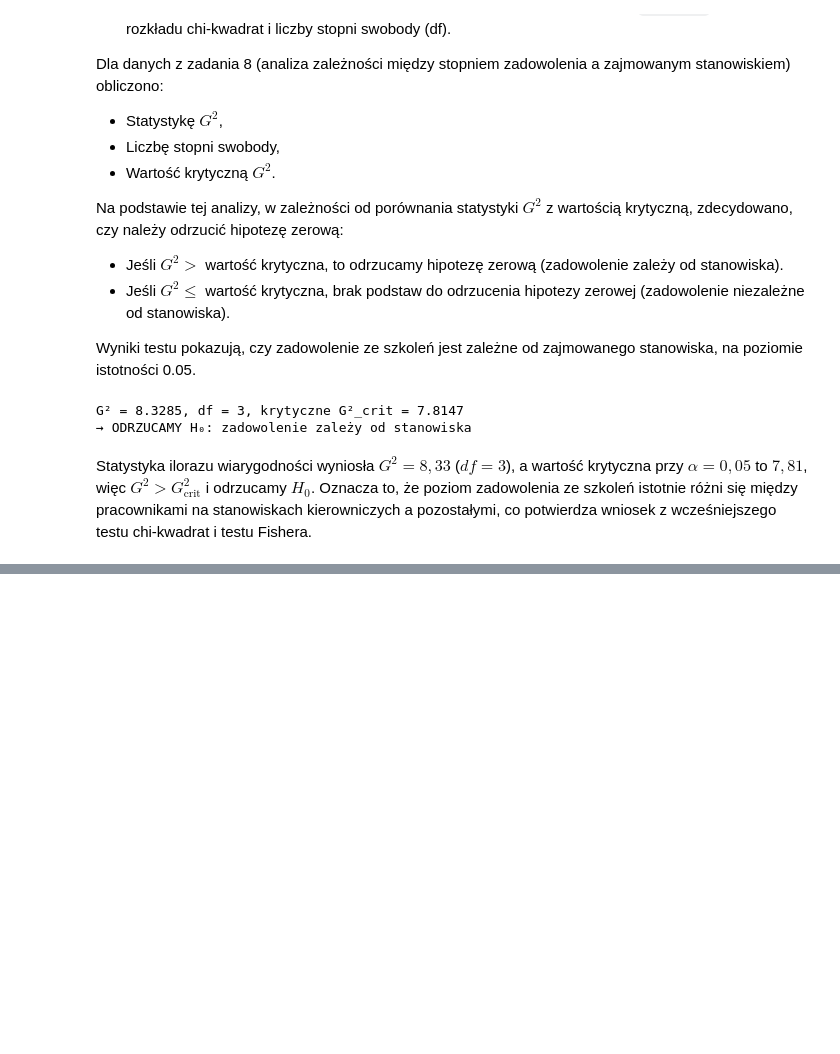
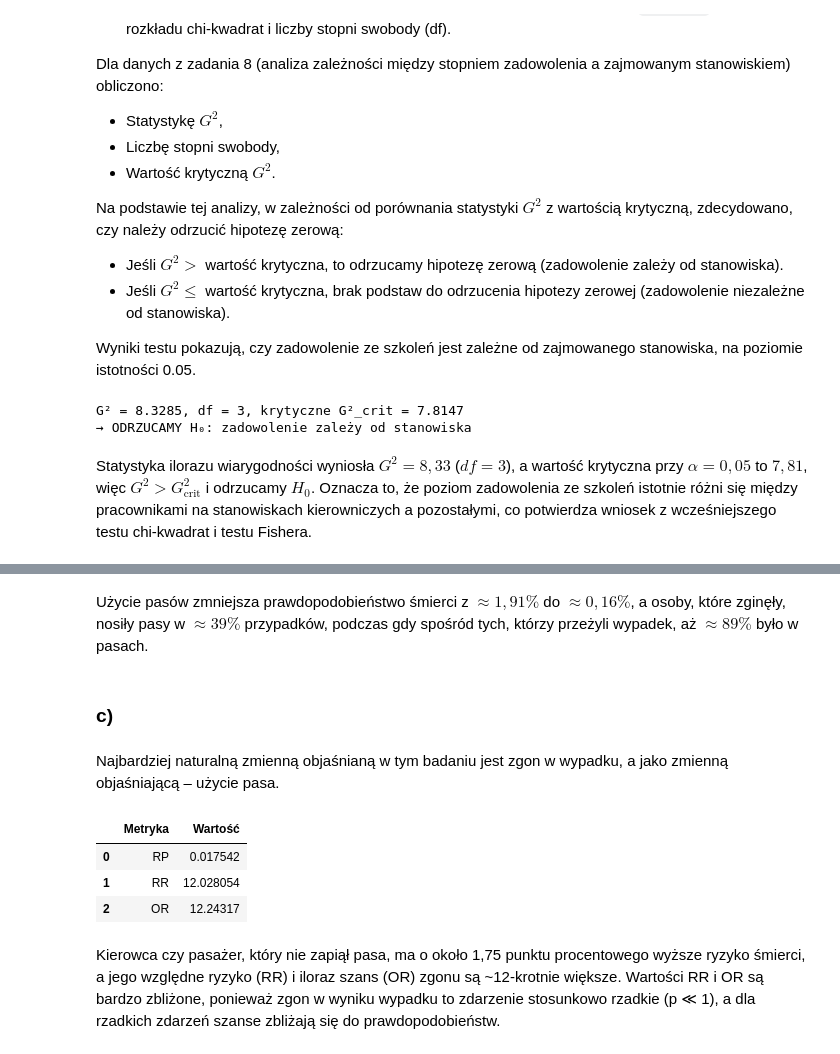
Before and after one commit to mathieuboro/Analysis_of_Survey_Data, a Jupyter notebook: Sprawozdanie2.ipynb, the cells around one changed output, grey strips where cells are left out. Drawn from its saved outputs; the diff is of its cells as text; code cells hidden in the pictures; blank space fills up the shorter version.

```diff
--- a/Sprawozdanie2.ipynb
+++ b/Sprawozdanie2.ipynb
@@ -521,0 +604,32 @@ Statystyka ilorazu wiarygodności wyniosła $G^2 = 8{,}33$ ($df = 3$), a wartoś
+# %% [markdown]
+Użycie pasów zmniejsza prawdopodobieństwo śmierci z $\approx 1{,}91\%$
+ do $\approx 0{,}16\%$, a osoby, które zginęły, nosiły pasy w $\approx 39\%$ przypadków, podczas gdy spośród tych, którzy przeżyli wypadek, aż $\approx 89\%$ było w pasach.
+# %% [markdown]
+### c)
+# %% [markdown]
+Najbardziej naturalną zmienną objaśnianą w tym badaniu jest zgon w wypadku, a jako zmienną objaśniającą – użycie pasa.
+# %%
+no = zmarli_bez / (zmarli_bez + zywi_bez)
+yes = zmarli_pas / (zmarli_pas + zywi_pas)
+
+def compute_metrics(p1, p2):
+    rp = p1 - p2
+    rr = p1 / p2
+    or_ = (p1 / (1 - p1)) / (p2 / (1 - p2))
+    return rp, rr, or_
+
+rp, rr, or_ = compute_metrics(no, yes)
+
+df = pd.DataFrame([{
+    "Metryka": ["RP", "RR", "OR"],
+    "Wartość": [rp, rr, or_]
+}]).explode(["Metryka","Wartość"]).reset_index(drop=True)
+
+df
+# %% [output]
+|  | Metryka | Wartość |
+| 0 | RP | 0.017542 |
+| 1 | RR | 12.028054 |
+| 2 | OR | 12.24317 |
+# %% [markdown]
+Kierowca czy pasażer, który nie zapiął pasa, ma o około 1,75 punktu procentowego wyższe ryzyko śmierci, a jego względne ryzyko (RR) i iloraz szans (OR) zgonu są ~12-krotnie większe. Wartości RR i OR są bardzo zbliżone, ponieważ zgon w wyniku wypadku to zdarzenie stosunkowo rzadkie (p ≪ 1), a dla rzadkich zdarzeń szanse zbliżają się do prawdopodobieństw.
```
Also changed, not shown: parts of 6 cells of this notebook.
